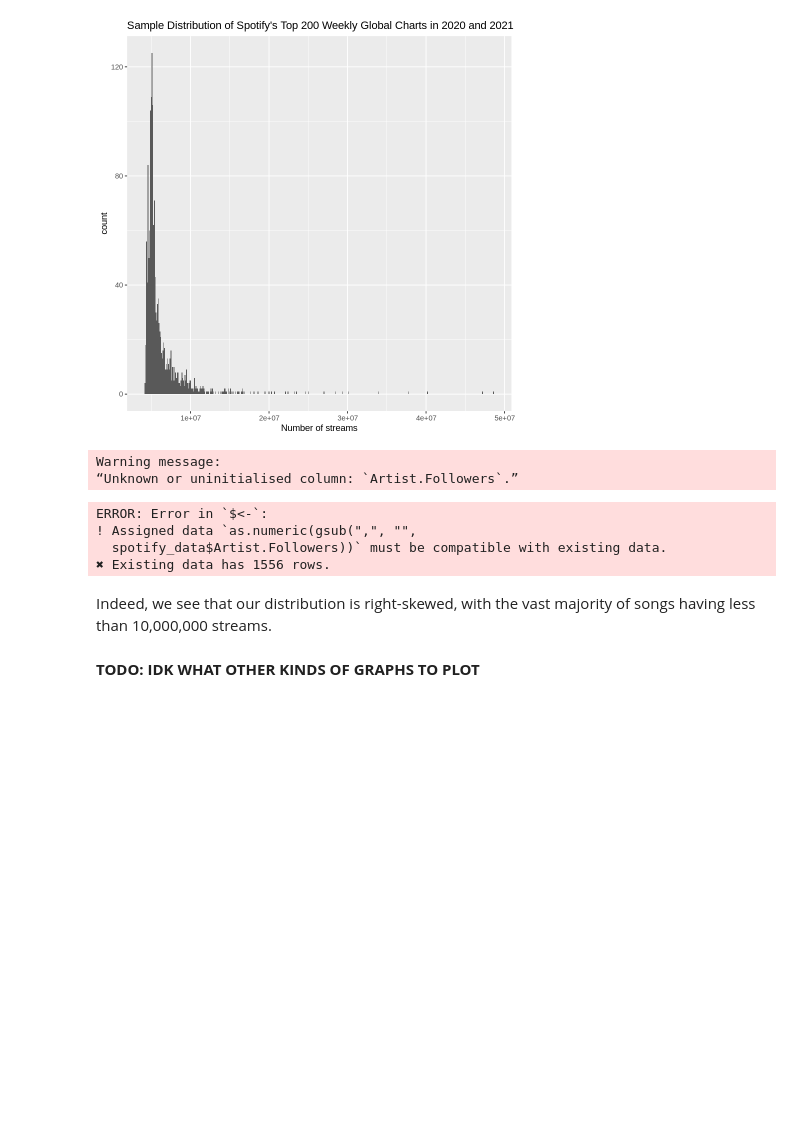
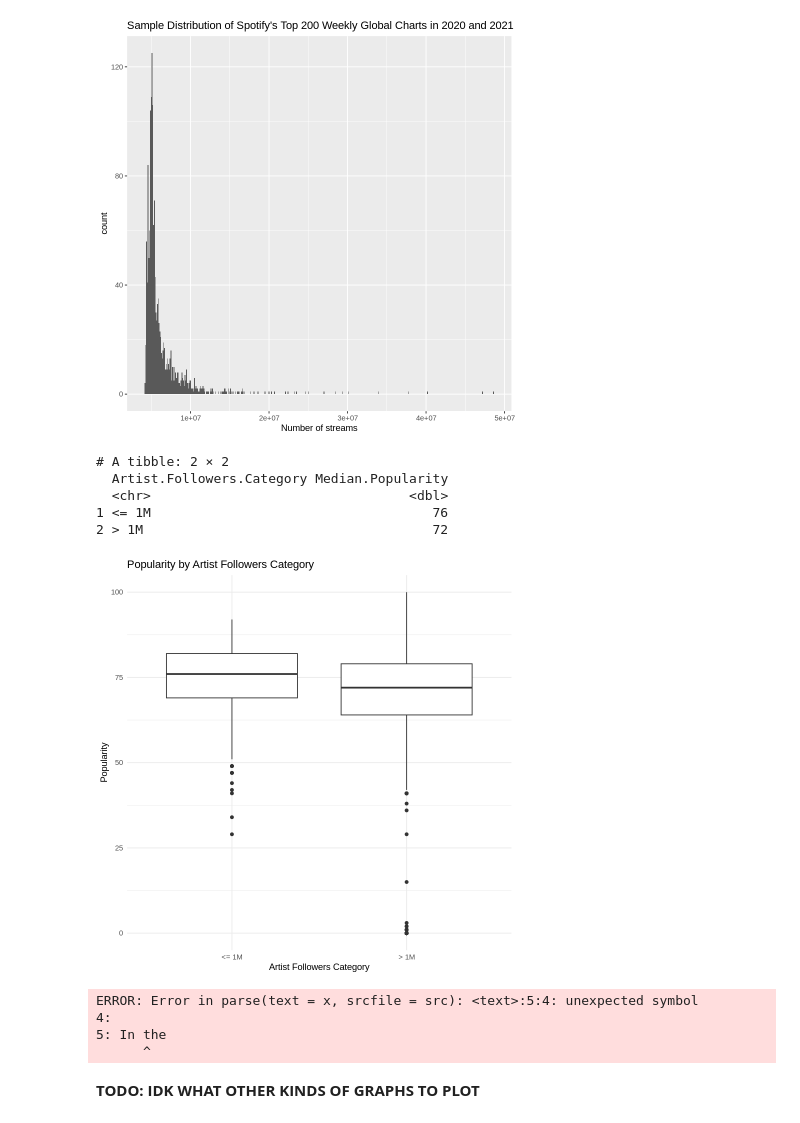
Before and after one commit to cinadia/stat-201-project, a Jupyter notebook: Proposal.ipynb, the cells around one changed output. Saved outputs shown, nothing was run; the diff lists cells and outputs as text; code cells hidden in the pictures; blank space fills up the shorter version.

Commit message:
Main code
Fixed Artist Followers code

````diff
--- a/Proposal.ipynb
+++ b/Proposal.ipynb
@@ -105,35 +105,58 @@ sample_dist
 # %% [output]
 [figure]
 # %%
+# Load the necessary libraries
+library(tidyverse)  # for data manipulation
+library(ggplot2)    # for plotting
+
 # Clean the 'Artist Followers' data by removing commas and converting to numeric
-spotify_data$Artist.Followers <- as.numeric(gsub(",", "", spotify_data$Artist.Followers))
+spotify_data$Artist.Followers <- as.numeric(gsub(",", "", spotify_data$`Artist Followers`))
 
 # Remove rows with NA values in 'Artist Followers'
 spotify_data <- na.omit(spotify_data)
 
 # Categorize artists based on their number of followers
 spotify_data$Artist.Followers.Category <- ifelse(spotify_data$Artist.Followers > 1000000, "> 1M", "<= 1M")
 
 # Compute the median popularity score for each category
 median_popularity_by_followers_category <- spotify_data %>%
   group_by(Artist.Followers.Category) %>%
-  summarize(Median.Popularity = median(Popularity))
+  summarize(Median.Popularity = median(Popularity, na.rm = TRUE))
 
 # Output the median popularity for each category
 print(median_popularity_by_followers_category)
 
 # Create a boxplot for visual comparison
-boxplot(Popularity ~ Artist.Followers.Category, data = spotify_data, main = "Popularity by Artist Followers Category",
-        xlab = "Artist Followers Category", ylab = "Popularity")
+ggplot(spotify_data, aes(x = Artist.Followers.Category, y = Popularity)) +
+  geom_boxplot() +
+  labs(title = "Popularity by Artist Followers Category",
+       x = "Artist Followers Category", y = "Popularity") +
+  theme_minimal()
 # %% [output]
-Warning message:
-“Unknown or uninitialised column: `Artist.Followers`.”
+# A tibble: 2 × 2
+  Artist.Followers.Category Median.Popularity
+  <chr>                                 <dbl>
+1 <= 1M                                    76
+2 > 1M                                     72
-ERROR: Error in `$<-`:
-! Assigned data `as.numeric(gsub(",", "",
-  spotify_data$Artist.Followers))` must be compatible with existing data.
-✖ Existing data has 1556 rows.
+[figure, added]
-# %% [markdown]
-Indeed, we see that our distribution is right-skewed, with the vast majority of songs having less than 10,000,000 streams.
+# %%
+# Artist Followers vs. Song Popularity Analysis
+
+## Introduction
+
+In the evolving landscape of music streaming platforms, the popularity of an artist on social media platforms may have a significant influence on the streaming success of their songs. This preliminary analysis explores the dataset from Spotify to investigate whether the number of followers an artist has correlates with the popularity of their songs on the platform.
+
+## Preliminary Results
+
+The dataset was cleaned to convert the 'Artist Followers' to a numeric format and categorize artists into two groups: those with more than 1 million followers and those with 1 million followers or less. The median popularity score for each category was then calculated.
+
+```{r median-popularity-table}
+# The code provided above for calculating median popularity
+# %% [output]
+ERROR: Error in parse(text = x, srcfile = src): <text>:5:4: unexpected symbol
+4:
+5: In the
+      ^
 # %% [markdown]
 **TODO: IDK WHAT OTHER KINDS OF GRAPHS TO PLOT**
 # %% [markdown]
````
